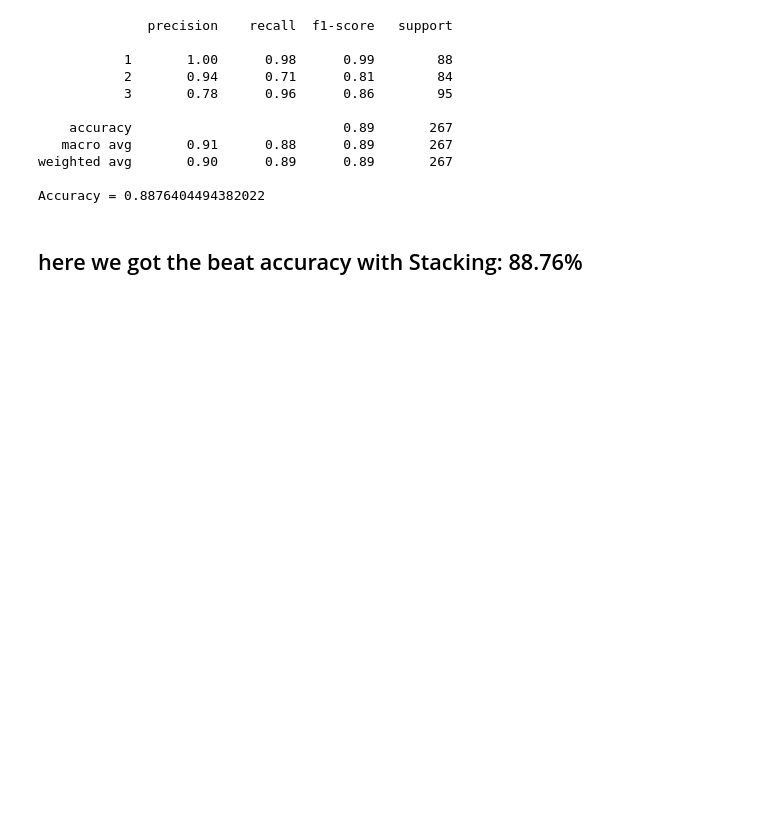
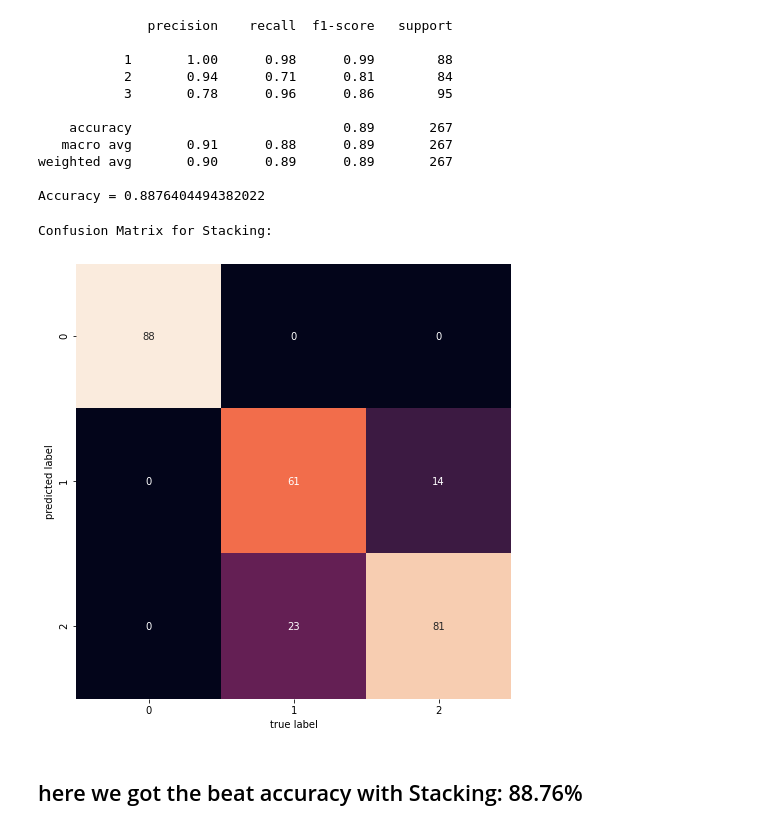
Before and after one commit to taliyashitreet/Final-Progect-2, a Jupyter notebook: Hands Movments.ipynb, the cells around one changed output. Cells and saved outputs as stored; diff of their text form; code cells hidden in the pictures; blank space fills up the shorter version.

```diff
--- a/Hands Movments.ipynb
+++ b/Hands Movments.ipynb
@@ -659,5 +656,18 @@ print("Accuracy = {}".format(accuracy_score(y_test, y_pred)))
 weighted avg       0.90      0.89      0.89       267
 
 Accuracy = 0.8876404494382022
+# %%
+#Confusion Matrix for Stacking
+plt.figure(1, figsize= (8,8))
+cm=confusion_matrix(y_test, y_pred, labels=None, sample_weight=None)
+print("Confusion Matrix for Stacking:")
+sns.heatmap(cm.T, square=True, annot=True, fmt='d', cbar=False)
+plt.xlabel('true label')
+plt.ylabel('predicted label')
+plt.show()
+plt.close()
+# %% [output]
+Confusion Matrix for Stacking:
+[figure, added]
 # %% [markdown]
 ## here we got the beat accuracy with Stacking: 88.76%
```
Also changed, not shown: parts of 5 cells of this notebook, 1 other file.
